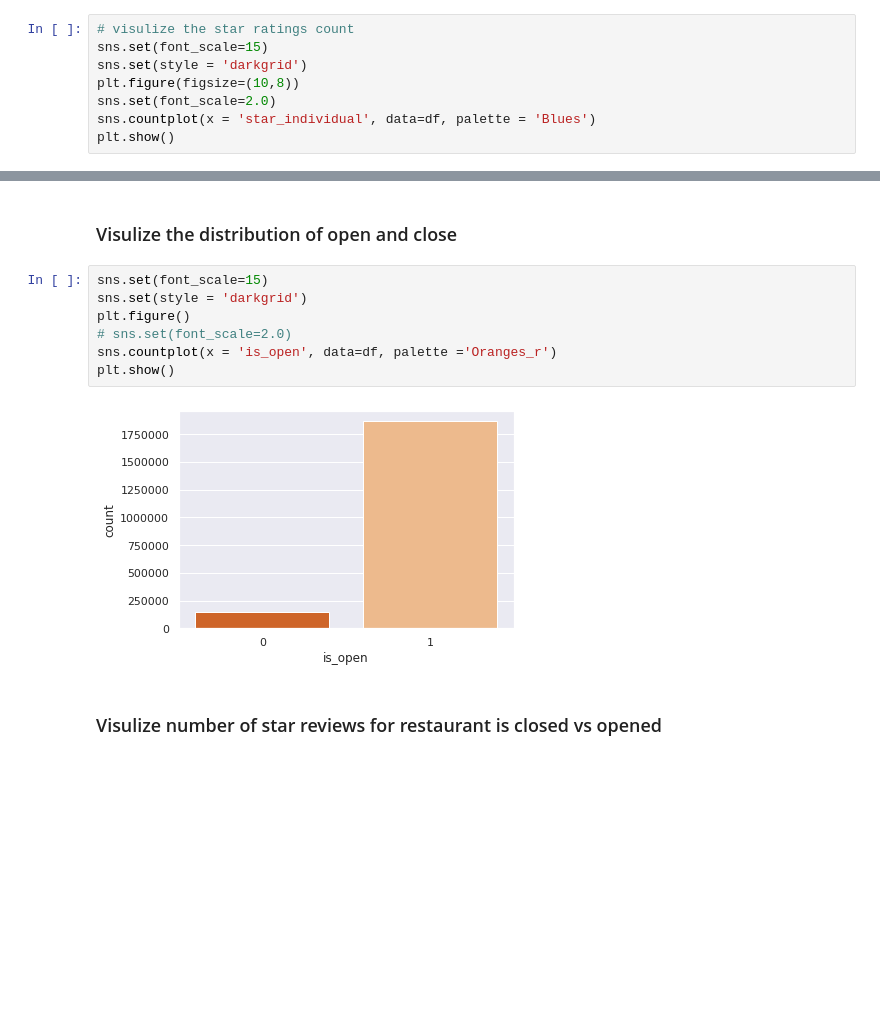
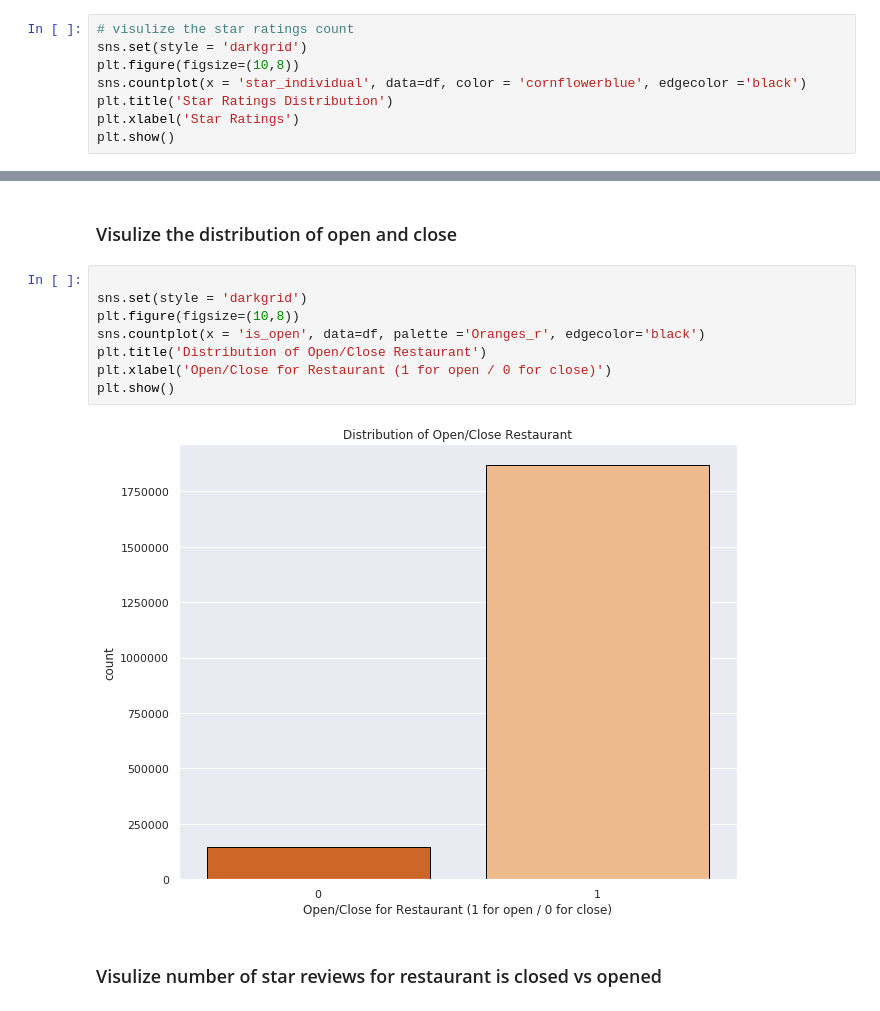
Before and after one commit to terrancexia/Yelp-Review-Sentiment-Analysis, a Jupyter notebook: Yelp Project.ipynb, the cells around one changed output, grey strips where cells are left out. Drawn from its saved outputs; the diff is of its cells as text; blank space fills up the shorter version.

```diff
--- a/Yelp Project.ipynb
+++ b/Yelp Project.ipynb
@@ -1192,10 +1192,10 @@ plt.show()
 ### Visulize the distribution of star reviews
 # %%
 # visulize the star ratings count
-sns.set(font_scale=15)
 sns.set(style = 'darkgrid')
 plt.figure(figsize=(10,8))
-sns.set(font_scale=2.0)
-sns.countplot(x = 'star_individual', data=df, palette = 'Blues')
+sns.countplot(x = 'star_individual', data=df, color = 'cornflowerblue', edgecolor ='black')
+plt.title('Star Ratings Distribution')
+plt.xlabel('Star Ratings')
 plt.show()
 # %% [output]
@@ -1203,14 +1203,15 @@ plt.show()
 # %% [markdown]
 ### Visulize the distribution of open and close
 # %%
-sns.set(font_scale=15)
+
 sns.set(style = 'darkgrid')
-plt.figure()
-# sns.set(font_scale=2.0)
-sns.countplot(x = 'is_open', data=df, palette ='Oranges_r')
+plt.figure(figsize=(10,8))
+sns.countplot(x = 'is_open', data=df, palette ='Oranges_r', edgecolor='black')
+plt.title('Distribution of Open/Close Restaurant')
+plt.xlabel('Open/Close for Restaurant (1 for open / 0 for close)')
 plt.show()
 # %% [output]
-[figure, old version]
+[figure, new version]
 # %% [markdown]
 ### Visulize number of star reviews for restaurant is closed vs opened
 # %%
```
Also changed, not shown: parts of 6 cells of this notebook.
